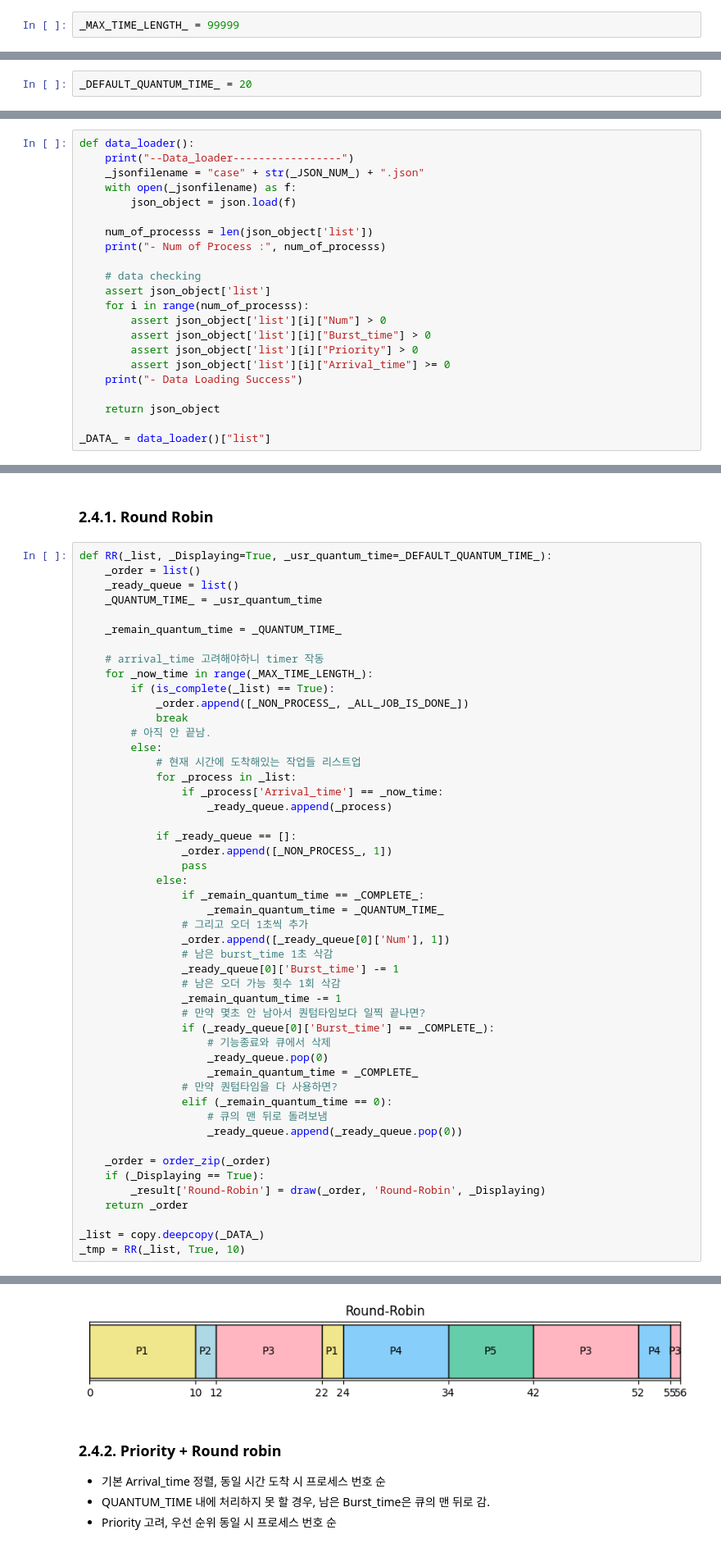
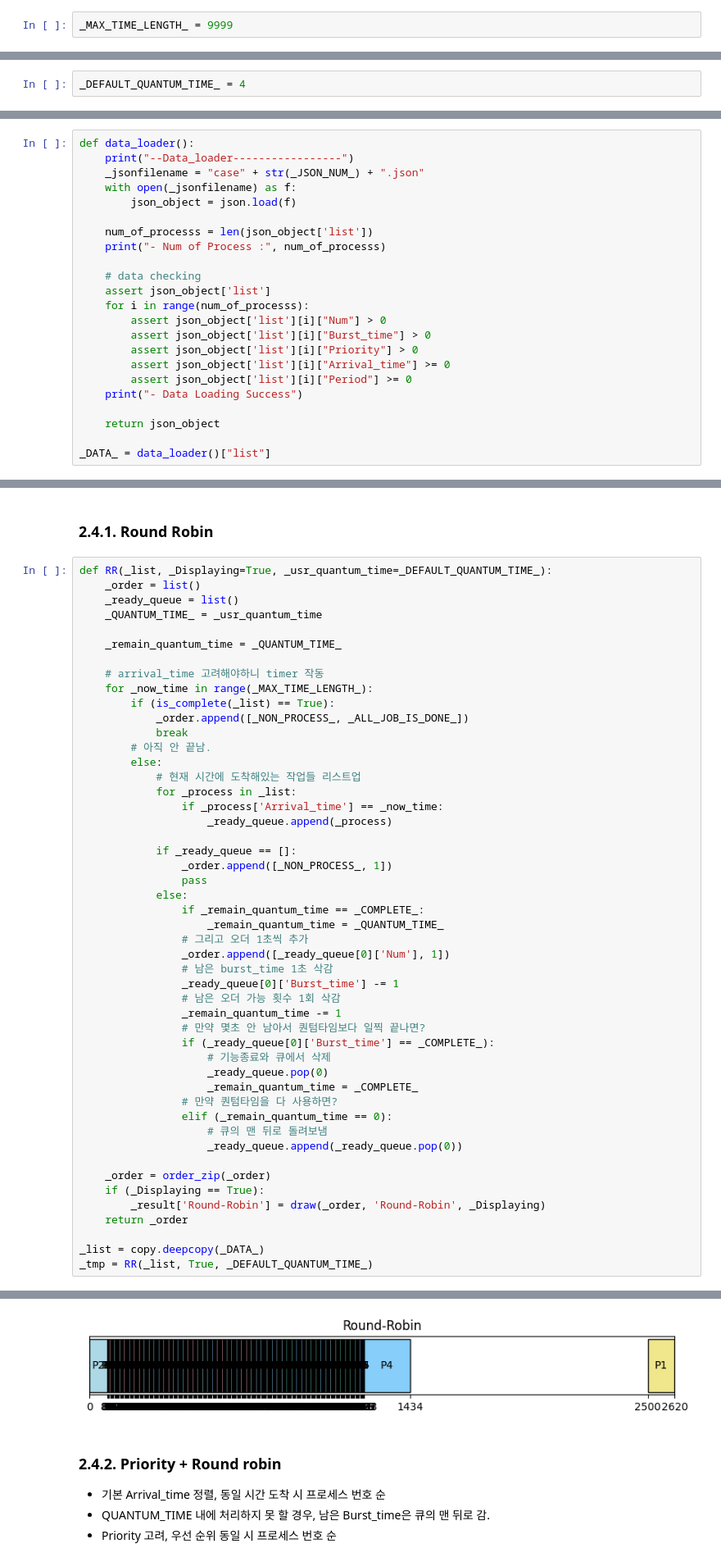
Before and after one commit to jiho264/2023os, a Jupyter notebook: homework01/homework01.ipynb, the cells around one changed output, grey strips where cells are left out. Shown at 82% size. Cells and saved outputs as stored; diff of their text form.

```diff
--- a/homework01/homework01.ipynb
+++ b/homework01/homework01.ipynb
@@ -16,13 +29,13 @@ _JSON_NUM_ = 2
 # %% [markdown]
     - 입력할 전체 프로세스들의 시간 길이. 스케쥴링 완료 시 이전에 for문 종료
 # %%
-_MAX_TIME_LENGTH_ = 99999
+_MAX_TIME_LENGTH_ = 9999
 # %% [markdown]
     - Round robin
 
     퀀텀 타임 설정. 전역에 적용되는 상수인데, RR function parameter에서도 value수정 가능
 # %%
-_DEFAULT_QUANTUM_TIME_ = 20
+_DEFAULT_QUANTUM_TIME_ = 4
 # %% [markdown]
     - print flag
 
@@ -57,6 +70,7 @@ def data_loader():
         assert json_object['list'][i]["Burst_time"] > 0
         assert json_object['list'][i]["Priority"] > 0
         assert json_object['list'][i]["Arrival_time"] >= 0
+        assert json_object['list'][i]["Period"] >= 0
     print("- Data Loading Success")
 
     return json_object
@@ -641,5 +655,5 @@ def RR(_list, _Displaying=True, _usr_quantum_time=_DEFAULT_QUANTUM_TIME_):
     return _order
 
 _list = copy.deepcopy(_DATA_)
-_tmp = RR(_list, True, 10)
+_tmp = RR(_list, True, _DEFAULT_QUANTUM_TIME_)
 # %% [output]
@@ -647,7 +661,7 @@ _tmp = RR(_list, True, 10)
 ------------------------------
 ALL START GOOD JOB!!!
 ALL EXIT  GOOD JOB!!!
-[figure, old version]
+[figure, new version]
 # %% [markdown]
 ### 2.4.2. Priority + Round robin
 - 기본 Arrival_time 정렬, 동일 시간 도착 시 프로세스 번호 순
```
Also changed, not shown: parts of 16 cells of this notebook, 3 other files.
